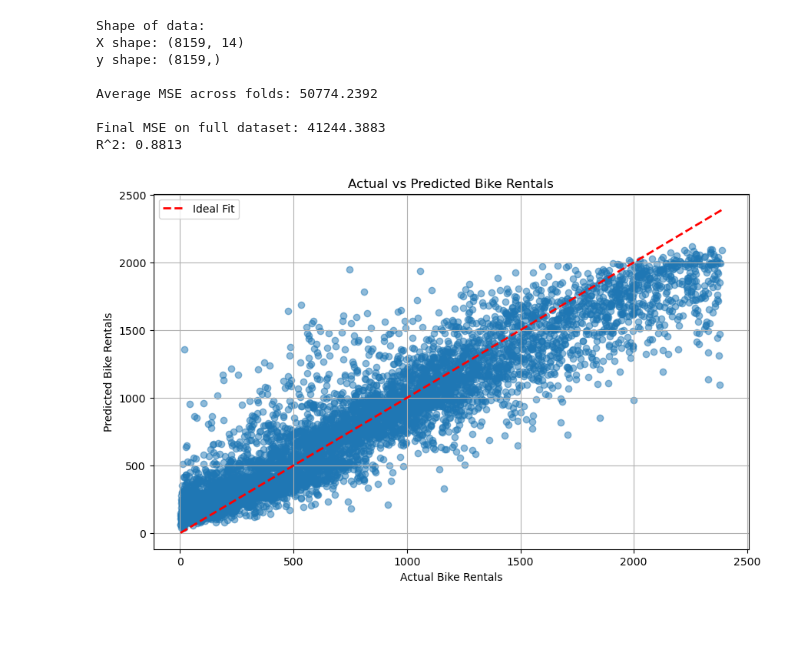
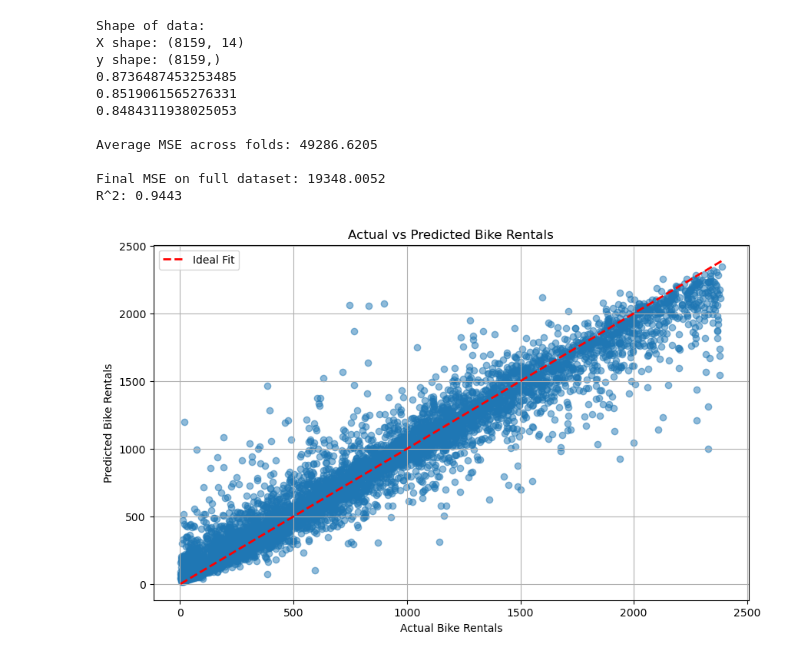
Before and after one commit to ccgawgon/UC_Davis_ML_Bikes, a Jupyter notebook: GBRfile.ipynb, the cells around one changed output. Cells and saved outputs as stored; diff of their text form; code cells hidden in the pictures; blank space fills up the shorter version.

```diff
--- a/GBRfile.ipynb
+++ b/GBRfile.ipynb
@@ -1,8 +1,6 @@
 # %%
 # Ok, this one uses HistGradientBoostingRegressor which works better and I think uses histograms? IDK mostly
 # copied from the og GradientBoostedRegression which is in the next cell
-
-
 
 from sklearn.ensemble import GradientBoostingRegressor
 from sklearn.preprocessing import PolynomialFeatures, StandardScaler
@@ -13,7 +11,7 @@ import pandas as pd
 import matplotlib.pyplot as plt
 
 # Load data
-standardizedData = pd.read_csv('ProcessedData (1).csv')
+standardizedData = pd.read_csv('ProcessedData.csv')
 
 X = standardizedData.drop('Rented Bike Count', axis=1) #X = feature matrix
 y = standardizedData['Rented Bike Count'] #y = target variable
@@ -38,22 +36,16 @@ def optimized_gradient_boosting(X, y, folds, learning_rate=0.1, n_estimators=30)
         X_train, X_val = X[train_index], X[val_index]
         y_train, y_val = y[train_index], y[val_index]
 
-        # Train Gradient Boosting Regressor
-        from sklearn.ensemble import HistGradientBoostingRegressor
+        # Train Random Forest regressor
+        from sklearn.ensemble import RandomForestRegressor
 
-        gbr = HistGradientBoostingRegressor(
-            learning_rate=learning_rate,
-            max_iter=n_estimators,
-            random_state=42,
-            early_stopping=True,
-            validation_fraction=0.1,
-            tol=1e-4
-        )
+        gbr = RandomForestRegressor()
         gbr.fit(X_train, y_train)
 
         # Predict and evaluate on the validation set
         y_pred = gbr.predict(X_val)
         mse = mean_squared_error(y_val, y_pred)
+        print(r2_score(y_val, y_pred))
         fold_mses.append(mse)
         models.append(gbr)
 
@@ -68,34 +60,37 @@ best_model = optimized_gradient_boosting(X_poly, y, folds=3)
 predictions = best_model.predict(X_poly)
 
 # Clip predictions to prevent negatives
 #Did this bc I was getting a lot of negative predictions and it would be practically impossible to sell negative
 #bikes (unless someone gave one to you I guess)
 predictions = np.clip(predictions, 0, None)
 
 # Calculate MSE and R^2
 final_mse = mean_squared_error(y, predictions)
 r2 = r2_score(y, predictions)
 
 print(f"\nFinal MSE on full dataset: {final_mse:.4f}")
 print(f"R^2: {r2:.4f}")
 
 # Plot Actual vs Predicted
 plt.figure(figsize=(10, 6))
 plt.scatter(y, predictions, alpha=0.5)
 plt.plot([y.min(), y.max()], [y.min(), y.max()], 'r--', lw=2, label='Ideal Fit')
 plt.xlabel('Actual Bike Rentals')
 plt.ylabel('Predicted Bike Rentals')
 plt.title('Actual vs Predicted Bike Rentals')
 plt.legend()
 plt.grid(True)
 plt.show()
 # %% [output]
 Shape of data:
 X shape: (8159, 14)
 y shape: (8159,)
+0.8736487453253485
+0.8519061565276331
+0.8484311938025053
 
-Average MSE across folds: 50774.2392
+Average MSE across folds: 49286.6205
 
-Final MSE on full dataset: 41244.3883
-R^2: 0.8813
+Final MSE on full dataset: 19348.0052
+R^2: 0.9443
-[figure, old version]
+[figure, new version]
```
Also changed, not shown: parts of 1 cell of this notebook, 2 other files.
